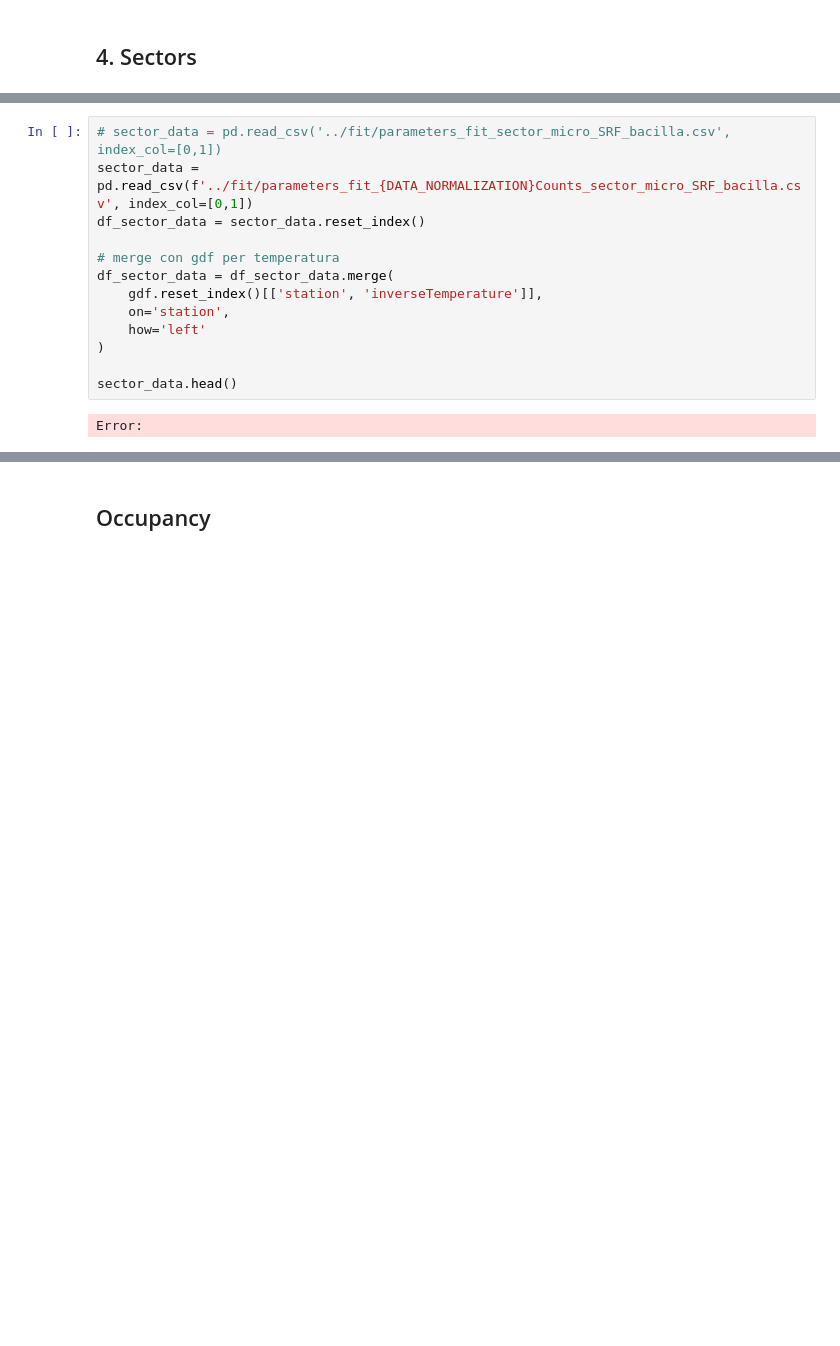
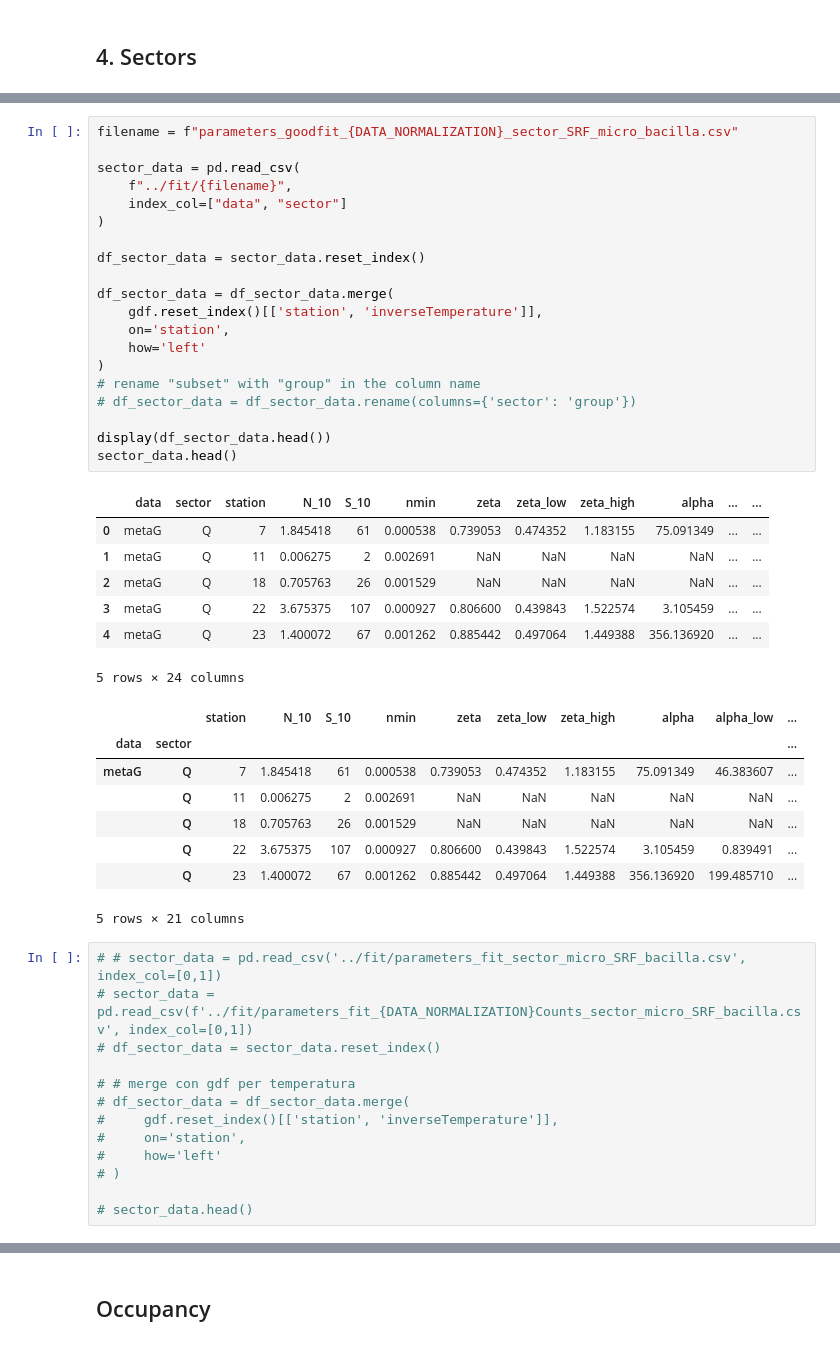
Before and after one commit to epigani/diatom-metaG-metaT-scaling, a Jupyter notebook: analysis/FiguresSM_RPKM.ipynb, the cells around one changed output, grey strips where cells are left out. Drawn from its saved outputs; the diff is of its cells as text; blank space fills up the shorter version.

```diff
--- a/analysis/FiguresSM_RPKM.ipynb
+++ b/analysis/FiguresSM_RPKM.ipynb
@@ -1969,18 +2049,52 @@ Error:
+# %%
+filename = f"parameters_goodfit_{DATA_NORMALIZATION}_sector_SRF_micro_bacilla.csv"
+
+sector_data = pd.read_csv(
+    f"../fit/{filename}",
+    index_col=["data", "sector"]
+)
+
+df_sector_data = sector_data.reset_index()
+
+df_sector_data = df_sector_data.merge(
+    gdf.reset_index()[['station', 'inverseTemperature']],
+    on='station',
+    how='left'
+)
+# rename "subset" with "group" in the column name
+# df_sector_data = df_sector_data.rename(columns={'sector': 'group'})
+
+display(df_sector_data.head())
+sector_data.head()
+# %% [output]
+|  | data | sector | station | N_10 | S_10 | nmin | zeta | zeta_low | zeta_high | alpha | ... | ... |
+| 0 | metaG | Q | 7 | 1.845418 | 61 | 0.000538 | 0.739053 | 0.474352 | 1.183155 | 75.091349 | ... | ... |
+| 1 | metaG | Q | 11 | 0.006275 | 2 | 0.002691 | NaN | NaN | NaN | NaN | ... | ... |
+| 2 | metaG | Q | 18 | 0.705763 | 26 | 0.001529 | NaN | NaN | NaN | NaN | ... | ... |
+| 3 | metaG | Q | 22 | 3.675375 | 107 | 0.000927 | 0.806600 | 0.439843 | 1.522574 | 3.105459 | ... | ... |
+| 4 | metaG | Q | 23 | 1.400072 | 67 | 0.001262 | 0.885442 | 0.497064 | 1.449388 | 356.136920 | ... | ... |
+5 rows × 24 columns
+|  |  | station | N_10 | S_10 | nmin | zeta | zeta_low | zeta_high | alpha | alpha_low | ... |
+| data | sector |  |  |  |  |  |  |  |  |  | ... |
+| metaG | Q | 7 | 1.845418 | 61 | 0.000538 | 0.739053 | 0.474352 | 1.183155 | 75.091349 | 46.383607 | ... |
+|  | Q | 11 | 0.006275 | 2 | 0.002691 | NaN | NaN | NaN | NaN | NaN | ... |
+|  | Q | 18 | 0.705763 | 26 | 0.001529 | NaN | NaN | NaN | NaN | NaN | ... |
+|  | Q | 22 | 3.675375 | 107 | 0.000927 | 0.806600 | 0.439843 | 1.522574 | 3.105459 | 0.839491 | ... |
+|  | Q | 23 | 1.400072 | 67 | 0.001262 | 0.885442 | 0.497064 | 1.449388 | 356.136920 | 199.485710 | ... |
+5 rows × 21 columns
 # %%
-# sector_data = pd.read_csv('../fit/parameters_fit_sector_micro_SRF_bacilla.csv', index_col=[0,1])
-sector_data = pd.read_csv(f'../fit/parameters_fit_{DATA_NORMALIZATION}Counts_sector_micro_SRF_bacilla.csv', index_col=[0,1])
-df_sector_data = sector_data.reset_index()
+# # sector_data = pd.read_csv('../fit/parameters_fit_sector_micro_SRF_bacilla.csv', index_col=[0,1])
+# sector_data = pd.read_csv(f'../fit/parameters_fit_{DATA_NORMALIZATION}Counts_sector_micro_SRF_bacilla.csv', index_col=[0,1])
+# df_sector_data = sector_data.reset_index()
 
-# merge con gdf per temperatura
-df_sector_data = df_sector_data.merge(
-    gdf.reset_index()[['station', 'inverseTemperature']],
-    on='station',
-    how='left'
-)
+# # merge con gdf per temperatura
+# df_sector_data = df_sector_data.merge(
+#     gdf.reset_index()[['station', 'inverseTemperature']],
+#     on='station',
+#     how='left'
+# )
 
-sector_data.head()
+# sector_data.head()
-# %% [output]
-Error:
 # %%
 import numpy as np
 import matplotlib.pyplot as plt
```
Also changed, not shown: parts of 14 cells of this notebook, 30 other files.
